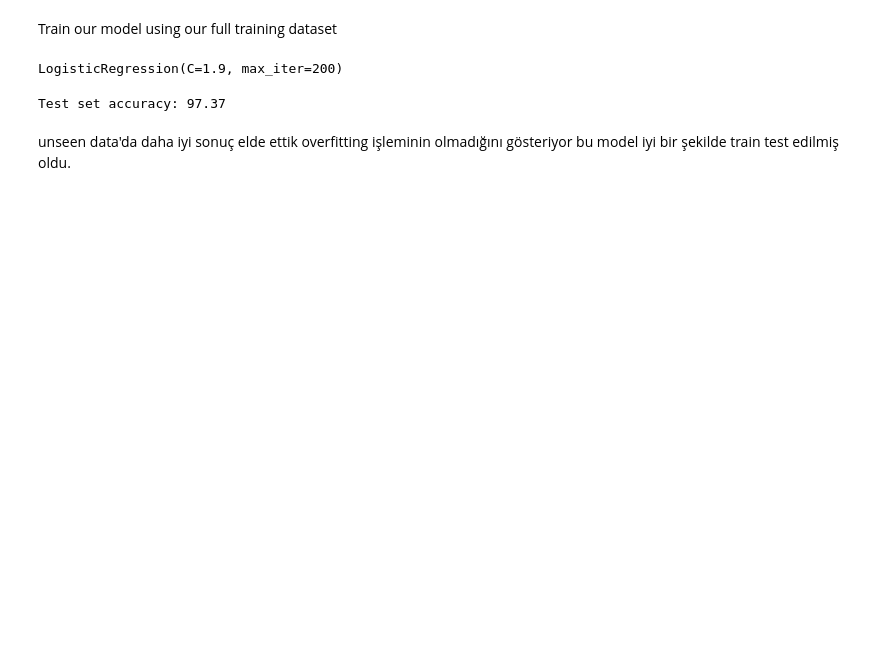
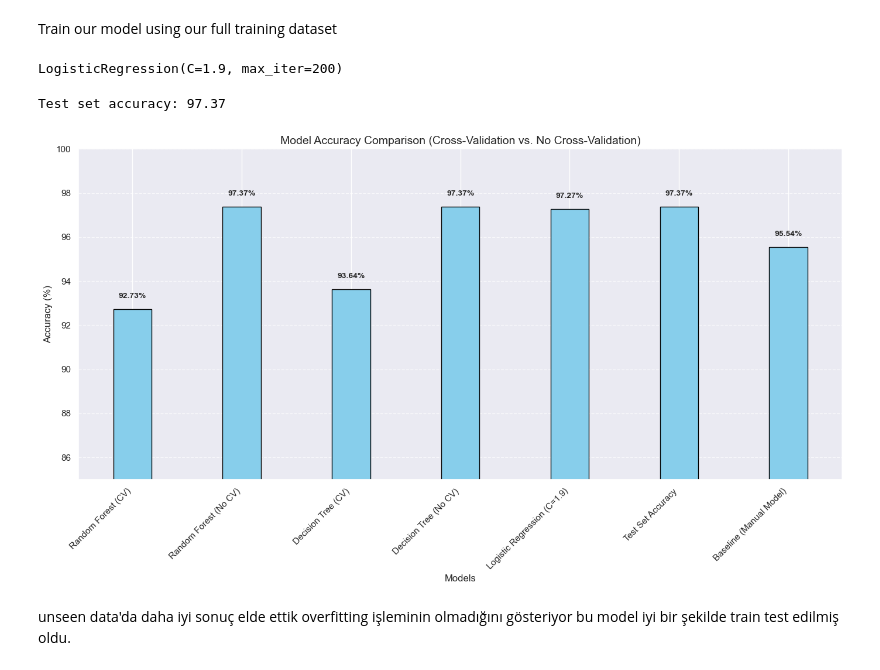
Before and after one commit to omtekyav/IrisDatasetProject, a Jupyter notebook: IrisDataset.ipynb, the cells around one changed output. Saved outputs shown, nothing was run; the diff lists cells and outputs as text; code cells hidden in the pictures; blank space fills up the shorter version.

```diff
--- a/IrisDataset.ipynb
+++ b/IrisDataset.ipynb
@@ -663,6 +611,42 @@ test_set_accuracy = np.mean(test_set_correctly_classified)
 print(f"Test set accuracy: {test_set_accuracy * 100:.2f}")
 # %% [output]
 Test set accuracy: 97.37
+# %%
+import matplotlib.pyplot as plt
+import numpy as np
+
+# Updated data for plotting
+models = ['Random Forest (CV)', 'Random Forest (No CV)',
+          'Decision Tree (CV)', 'Decision Tree (No CV)',
+          'Logistic Regression (C=1.9)', 'Test Set Accuracy', 'Baseline (Manual Model)']
+
+accuracies = [92.73, 97.37, 93.64, 97.37, 97.27, 97.37, 95.54]  # Updated accuracies with baseline
+
+# Plot settings
+plt.figure(figsize=(14, 8))
+bar_width = 0.35
+index = np.arange(len(models))
+
+# Plot bars
+plt.bar(index, accuracies, bar_width, color='skyblue', edgecolor='black', label='Accuracy')
+
+# Labels and title
+plt.xlabel('Models', fontsize=12)
+plt.ylabel('Accuracy (%)', fontsize=12)
+plt.title('Model Accuracy Comparison (Cross-Validation vs. No Cross-Validation)', fontsize=14)
+plt.xticks(index, models, rotation=45, ha='right')
+plt.ylim(85, 100)
+plt.grid(axis='y', linestyle='--', alpha=0.7)
+
+# Add accuracy labels above bars
+for i, acc in enumerate(accuracies):
+    plt.text(i, acc + 0.5, f"{acc:.2f}%", ha='center', fontsize=10, weight='bold')
+
+# Show plot
+plt.tight_layout()
+plt.show()
+# %% [output]
+[figure, added]
 # %% [markdown]
 unseen data'da daha iyi sonuç elde ettik overfitting işleminin olmadığını gösteriyor bu model iyi bir şekilde train test edilmiş oldu.
 # %%
```
Also changed, not shown: parts of 32 cells of this notebook, 1 other file.
